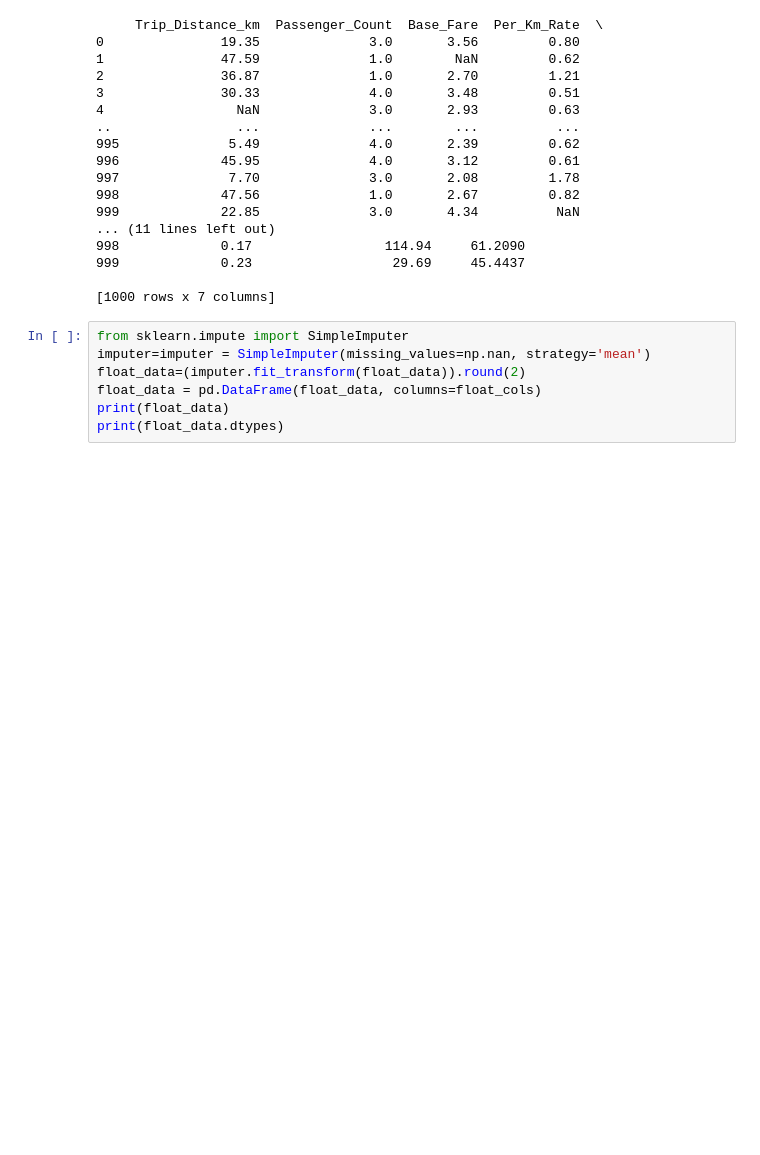
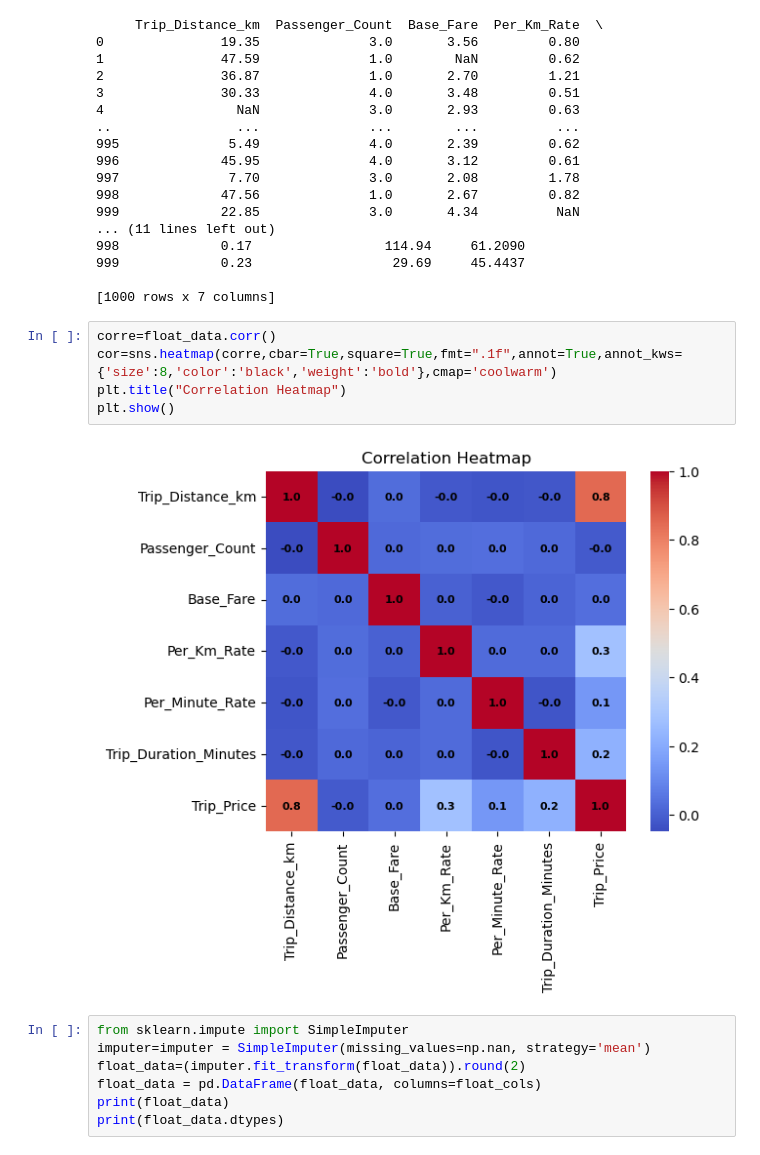
Before and after one commit to GTGowtham/Taxi_price_prediction, a Jupyter notebook: prediction-with-97-with-eda.ipynb, the cells around one changed output. Saved outputs shown, nothing was run; the diff lists cells and outputs as text; blank space fills up the shorter version.

Commit message:
add some visual

```diff
--- a/prediction-with-97-with-eda.ipynb
+++ b/prediction-with-97-with-eda.ipynb
@@ -100,6 +100,13 @@ print(float_data)
 999             0.23                  29.69     45.4437
 
 [1000 rows x 7 columns]
+# %%
+corre=float_data.corr()
+cor=sns.heatmap(corre,cbar=True,square=True,fmt=".1f",annot=True,annot_kws={'size':8,'color':'black','weight':'bold'},cmap='coolwarm')
+plt.title("Correlation Heatmap")
+plt.show()
+# %% [output]
+[figure, added]
 # %%
 from sklearn.impute import SimpleImputer
 imputer=imputer = SimpleImputer(missing_values=np.nan, strategy='mean')
```
